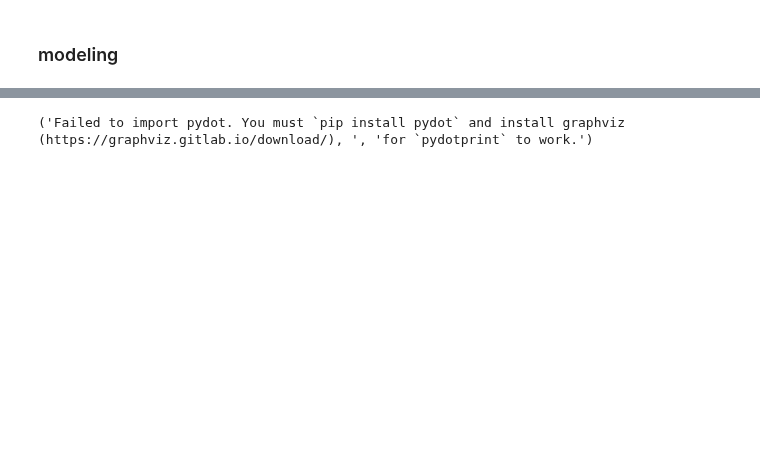
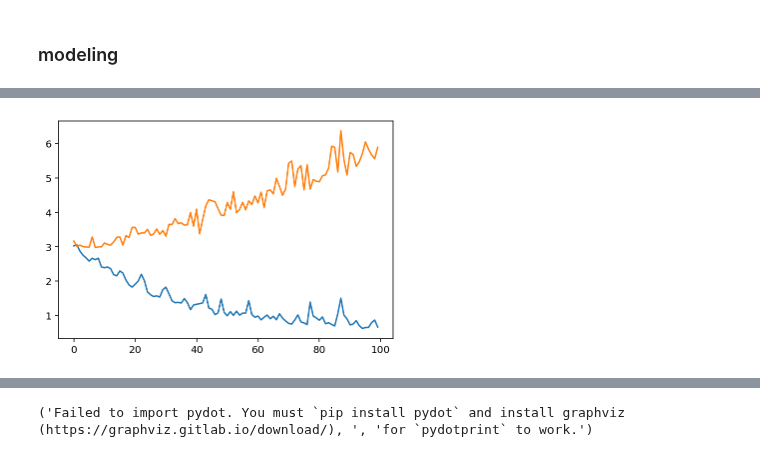
Before and after one commit to sevans47/CoolMelodyProject, a Jupyter notebook: notebooks/stephen_model_with_more_data.ipynb, the cells around one changed output, grey strips where cells are left out. Drawn from its saved outputs; the diff is of its cells as text; code cells hidden in the pictures; blank space fills up the shorter version.

```diff
--- a/notebooks/stephen_model_with_more_data.ipynb
+++ b/notebooks/stephen_model_with_more_data.ipynb
@@ -275,0 +557,30 @@ plt.plot(history.epoch, history.history['val_loss']);
+# %%
+def initialize_LSTM_model():
+    input_layer = Input(shape=X_norm.shape[1:], name='input_layer')
+    lstm_layer = LSTM(128, name='lstm_layer', activation='tanh')(input_layer)
+    dropout_layer = Dropout(0.2, name='dropout_layer')(lstm_layer)
+    pitch_output = Dense(len(pcw), name='pitch_output', activation='softmax')(dropout_layer)
+    duration_output = Dense(len(dcw), name='duration_output', activation='softmax')(dropout_layer)
+
+    model = Model(inputs=input_layer, outputs=[pitch_output, duration_output])
+
+    losses = {
+        "pitch_output": "sparse_categorical_crossentropy",
+        "duration_output": "sparse_categorical_crossentropy",
+    }
+
+    loss_weights = {
+        "pitch_output": 0.05,
+        "duration_output": 1.0
+    }
+
+    metric = SparseTopKCategoricalAccuracy(k=3)
+
+    optimizer = Adam(learning_rate=0.005)
+
+    model.compile(loss=losses, loss_weights=loss_weights, optimizer=optimizer, metrics=metric)
+
+    return model
+# %%
+model_2 = initialize_LSTM_model()
+model_2.summary()
@@ -275,0 +606,12 @@ plt.plot(history.epoch, history.history['val_loss']);
+# %%
+es = EarlyStopping(patience=15, restore_best_weights=True)
+
+history_2 = model_2.fit(X_norm_clean,
+                    y,
+                    validation_split=0.2,
+                    shuffle=True,
+                    batch_size=16,
+                    epochs=100,
+                    verbose=1,
+#                     callbacks=[es],
+                    sample_weight=sample_weight)
@@ -275,0 +636,5 @@ plt.plot(history.epoch, history.history['val_loss']);
+# %%
+plt.plot(history_2.epoch, history_2.history['loss'])
+plt.plot(history_2.epoch, history_2.history['val_loss']);
+# %% [output]
+[figure, added]
```
Also changed, not shown: parts of 77 cells of this notebook, 1 other file.
